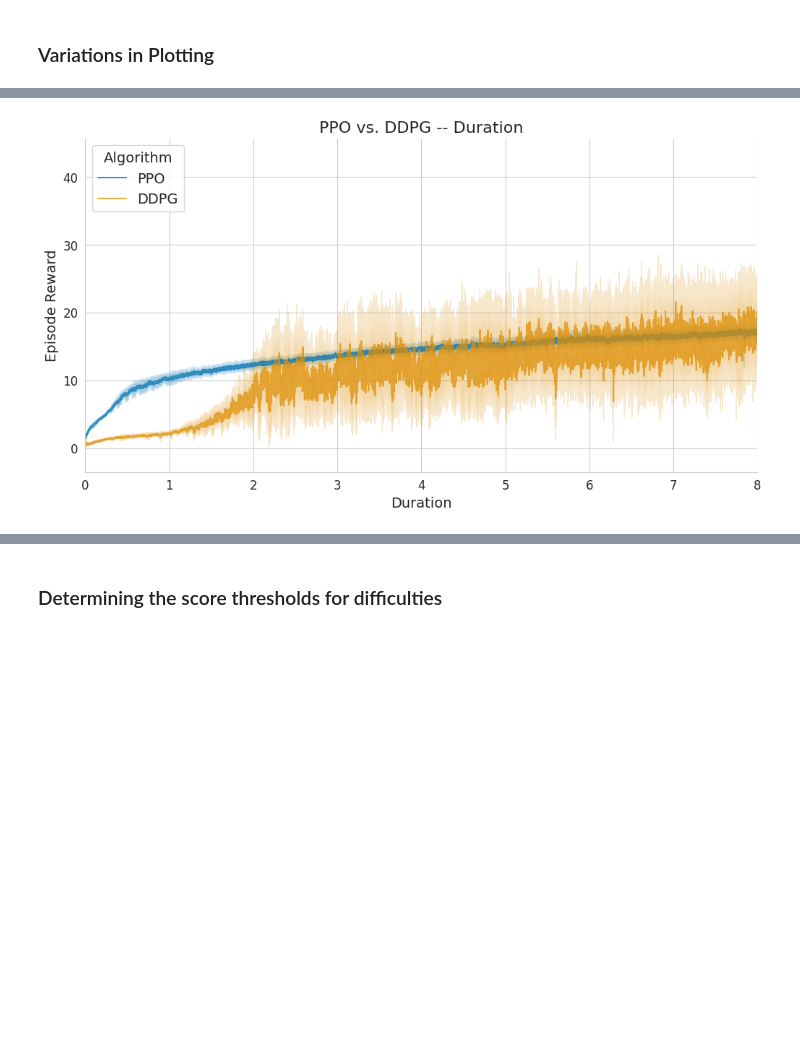
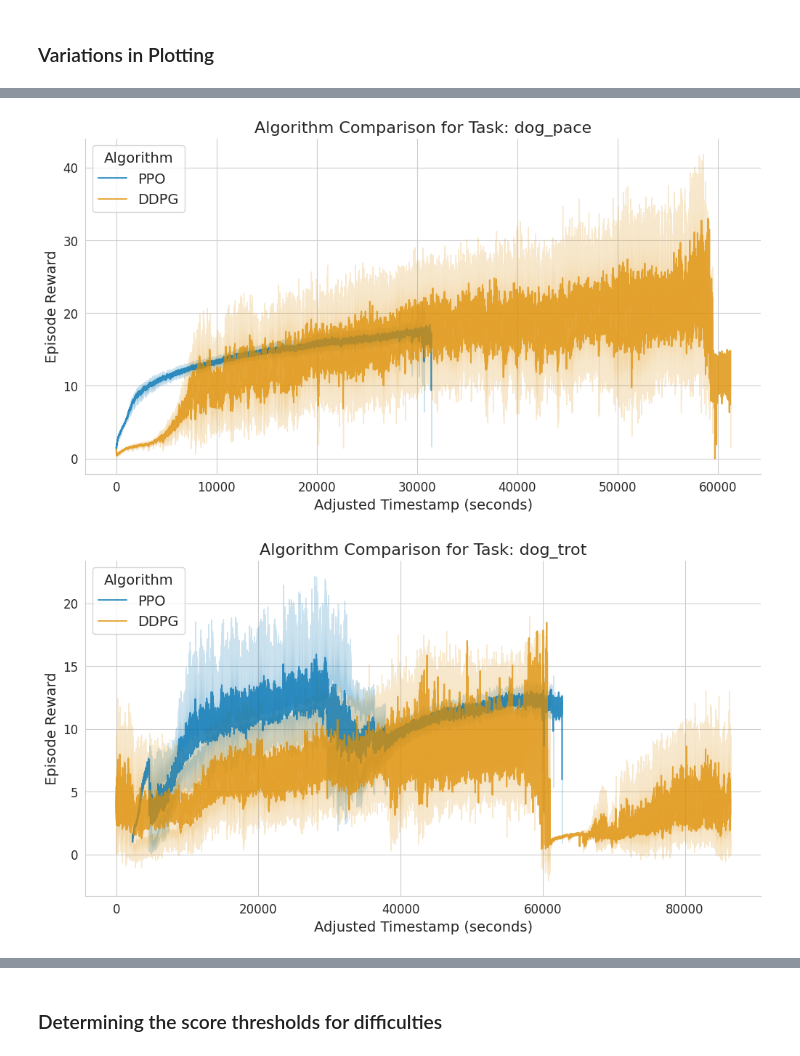
Before and after one commit to Farama-Foundation/A2Perf, a Jupyter notebook: viz/analysis/quadruped_locomotion/all_metrics.ipynb, the cells around one changed output, grey strips where cells are left out. Drawn from its saved outputs; the diff is of its cells as text; code cells hidden in the pictures; blank space fills up the shorter version.

```diff
--- a/viz/analysis/quadruped_locomotion/all_metrics.ipynb
+++ b/viz/analysis/quadruped_locomotion/all_metrics.ipynb
@@ -350,28 +357,41 @@ all_df['timestamp_adjusted'] = all_df['timestamp_adjusted'].apply(
 # %%
-plt.figure(figsize=(12, 6))
-step_to_plot = all_df['timestamp_adjusted'] / 3600  # Convert to hours
-# Plot the data
-axes = sns.lineplot(x=step_to_plot, y='episode_reward', hue='algo', data=all_df,
-                    errorbar='sd', palette='colorblind', )
+def prepare_data_for_task(task):
+  """
+  Prepare data for a specific task.
+  """
+  task_df = all_df[all_df['task'] == task].copy()
+  return task_df
 
-for line in axes.lines:
-  line.set_alpha(0.75)
 
-# Set the labels and titles
-axes.set_xlabel('Duration', fontsize=14)
-axes.set_ylabel('Episode Reward', fontsize=14)
-axes.set_title('PPO vs. DDPG -- Duration', fontsize=16)
+def plot_data(task_df, x_column, y_column, hue_column, task):
+  """
+  Plot data for a specific task.
+  """
+  plt.figure()
+  axes = sns.lineplot(x=x_column, y=y_column, hue=hue_column, data=task_df,
+                      errorbar='sd', palette='colorblind')
 
-# Improve the legend
-axes.legend(title='Algorithm', loc='upper left', fontsize='medium')
+  for line in axes.lines:
+    line.set_alpha(0.75)
 
-# Fine-tuning for professional appearance
-axes.tick_params(labelsize=12)
-sns.despine()
+  axes.set_xlabel('Adjusted Timestamp (seconds)', fontsize=14)
+  axes.set_ylabel('Episode Reward', fontsize=14)
+  axes.set_title(f'Algorithm Comparison for Task: {task}', fontsize=16)
+  axes.legend(title='Algorithm', loc='upper left', fontsize='medium')
+  sns.despine()
+  plt.show()
 
-# Stop the plot at 8 hours
-axes.set_xlim(0, 8)
-# Show the plot
-plt.show()
+
+# Parallel data preparation
+tasks = all_df['task'].unique()
+prepared_data = []
+
+with concurrent.futures.ProcessPoolExecutor() as executor:
+  for task_df in executor.map(prepare_data_for_task, tasks):
+    prepared_data.append((task_df, task_df['task'].iloc[0]))
+
+for task_df, task in prepared_data:
+  plot_data(task_df, 'timestamp_adjusted', 'episode_reward', 'algo', task)
 # %% [output]
-[figure, old version]
+[figure, new version]
+[figure, added]
```
Also changed, not shown: parts of 13 cells of this notebook.
